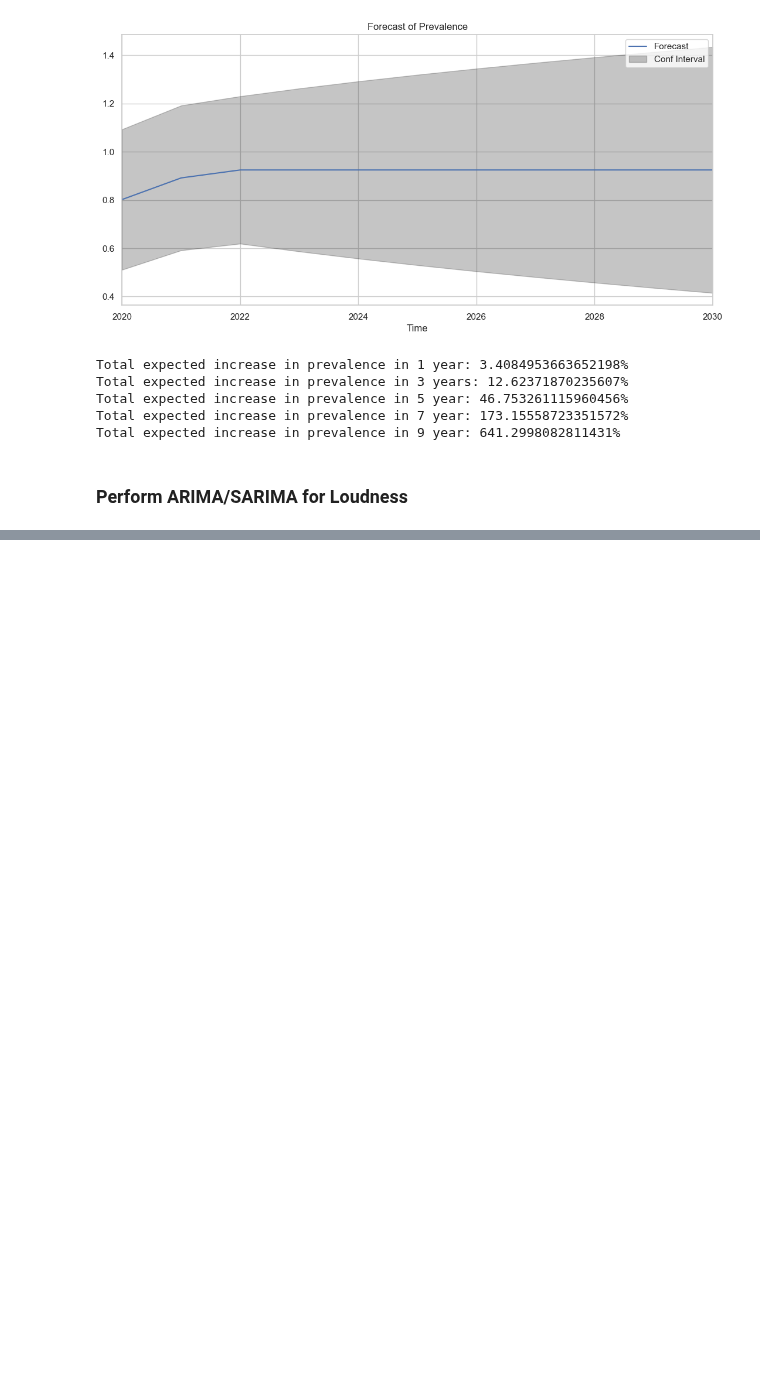
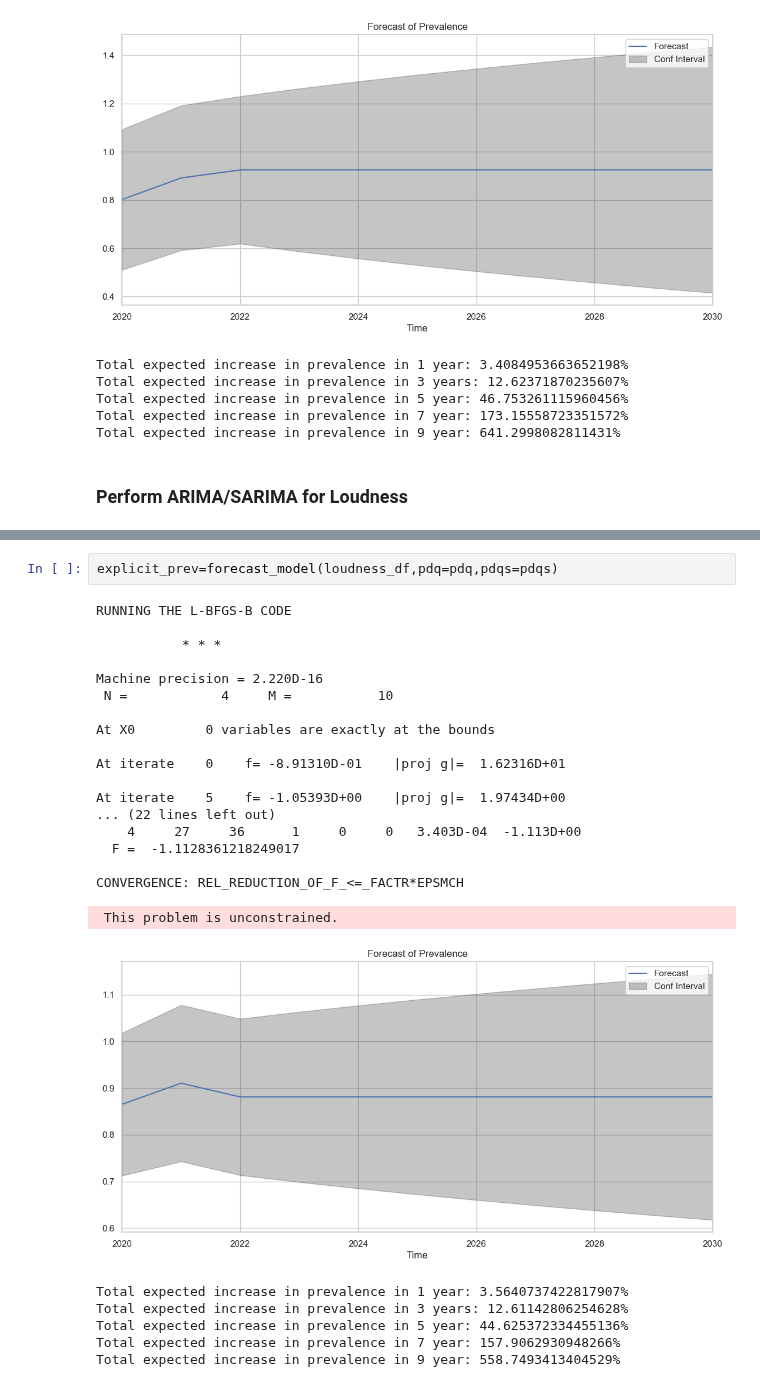
Before and after one commit to moraditya/spotify-time-series, a Jupyter notebook: models/spotify-time-series-ARIMA-LSTM.ipynb, the cells around one changed output, grey strips where cells are left out. Cells and saved outputs as stored; diff of their text form; blank space fills up the shorter version.

```diff
--- a/models/spotify-time-series-ARIMA-LSTM.ipynb
+++ b/models/spotify-time-series-ARIMA-LSTM.ipynb
@@ -685,0 +747,27 @@ Total expected increase in prevalence in 9 year: 641.2998082811431%
+# %%
+explicit_prev=forecast_model(loudness_df,pdq=pdq,pdqs=pdqs)
+# %% [output]
+RUNNING THE L-BFGS-B CODE
+
+           * * *
+
+Machine precision = 2.220D-16
+ N =            4     M =           10
+
+At X0         0 variables are exactly at the bounds
+
+At iterate    0    f= -8.91310D-01    |proj g|=  1.62316D+01
+
+At iterate    5    f= -1.05393D+00    |proj g|=  1.97434D+00
+... (22 lines left out)
+    4     27     36      1     0     0   3.403D-04  -1.113D+00
+  F =  -1.1128361218249017
+
+CONVERGENCE: REL_REDUCTION_OF_F_<=_FACTR*EPSMCH
+ This problem is unconstrained.
+[figure, added]
+Total expected increase in prevalence in 1 year: 3.5640737422817907%
+Total expected increase in prevalence in 3 years: 12.61142806254628%
+Total expected increase in prevalence in 5 year: 44.625372334455136%
+Total expected increase in prevalence in 7 year: 157.9062930948266%
+Total expected increase in prevalence in 9 year: 558.7493413404529%
```
Also changed, not shown: parts of 4 cells of this notebook.
